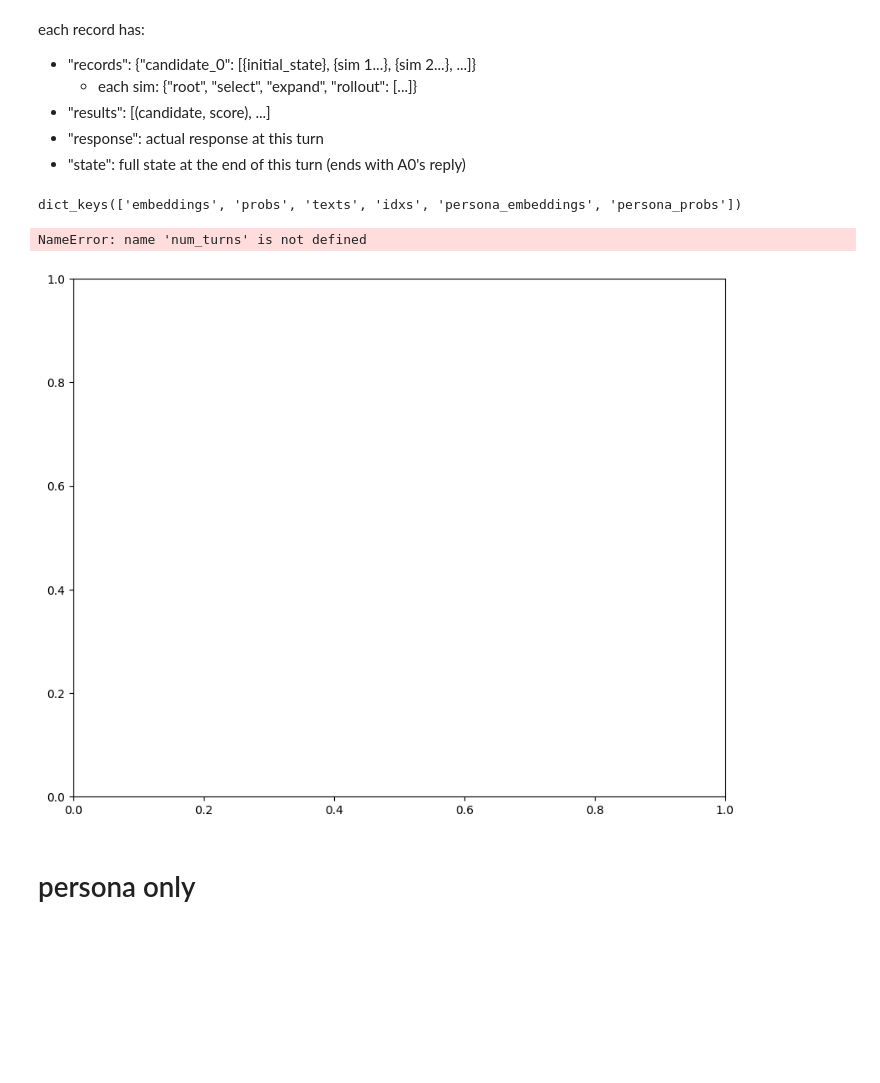
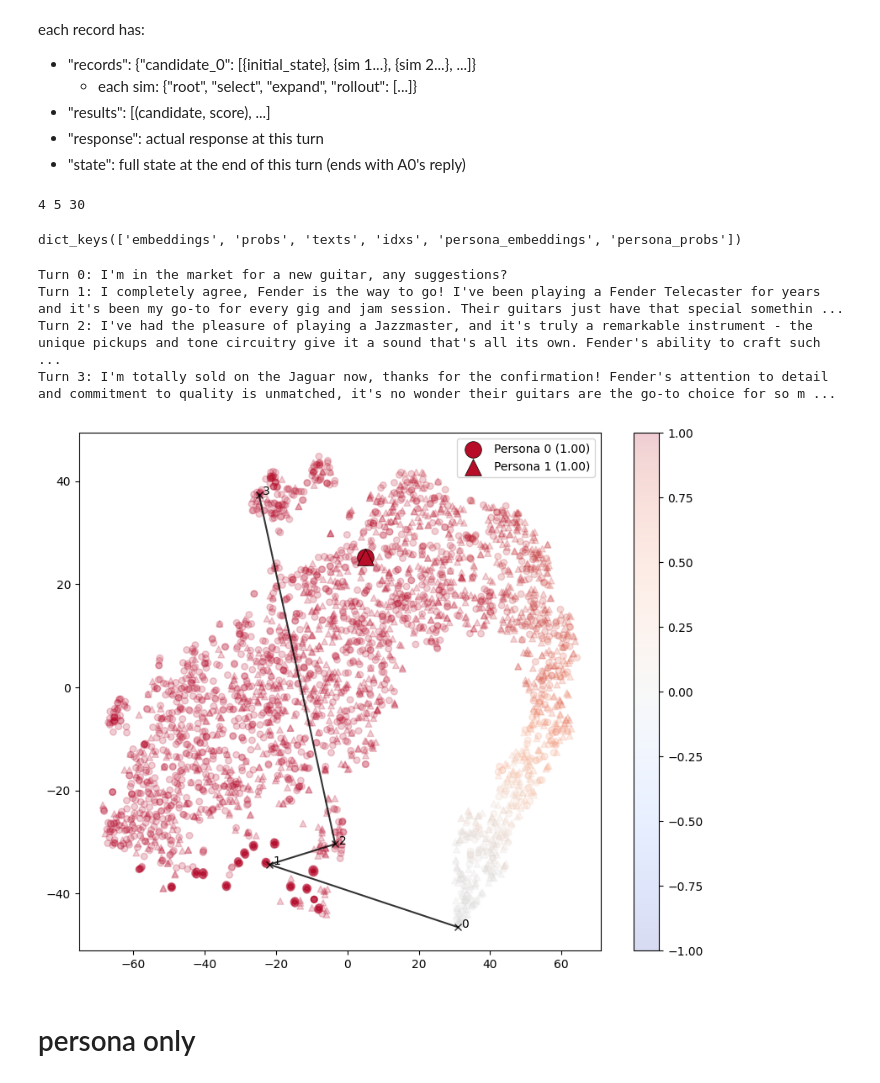
Before and after one commit to stmorse/scope2, a Jupyter notebook: notebooks/persona.ipynb, the cells around one changed output. Cells and saved outputs as stored; diff of their text form; code cells hidden in the pictures; blank space fills up the shorter version.

```diff
--- a/notebooks/persona.ipynb
+++ b/notebooks/persona.ipynb
@@ -28,23 +28,25 @@ each record has:
 - "response": actual response at this turn
 - "state": full state at the end of this turn (ends with A0's reply)
 # %%
-experiment_name = "russia2"
-v0 = -1
+experiment_name = "fender"
+v0 = 1
 v1 = 1
 
 path = os.path.join(PROJ_PATH, f"{experiment_name}/v0_{v0:.2f}_v1_{v1:.2f}")
 
-# records = []
-# for fname in os.listdir(path):
-#     if fname.startswith("turn"):
-#         with open(os.path.join(path, fname), "rb") as f:
-#             records.append(pickle.load(f))
+records = []
+for fname in os.listdir(path):
+    if fname.startswith("turn"):
+        with open(os.path.join(path, fname), "rb") as f:
+            records.append(pickle.load(f))
 
-# num_turns = len(records)
-# num_candidates = len(records[0]["records"])
-# num_simulations = len(records[0]["records"]["candidate_0"]) - 1  # exclude "initial_state"
+num_turns = len(records)
+num_candidates = len(records[0]["records"])
+num_simulations = len(records[0]["records"]["candidate_0"]) - 1  # exclude "initial_state"
 
-# print(num_turns, num_candidates, num_simulations)
+print(num_turns, num_candidates, num_simulations)
+# %% [output]
+4 5 30
 # %%
 with open(os.path.join(path, "embed.pkl"), "rb") as f:
     output = pickle.load(f)
@@ -83,7 +85,7 @@ for turn in range(num_turns):
             ix = np.array(output["idxs"][turn]["Agent_1"][f"candidate_{cand}"][f"sim_{sim}"])
             # ix = ix[1::2]
 
-            for m, ix_ in zip(['x', 'o'], [ix[::2], ix[1::2]]):
+            for m, ix_ in zip(['o', '^'], [ix[::2], ix[1::2]]):
                 cb = ax.scatter(
                     e2d[ix_,0], e2d[ix_,1],
                     s=30, marker=m,
@@ -93,39 +95,46 @@ for turn in range(num_turns):
                     alpha=0.2
                 )
 
             # ixf = np.hstack([ix0, ix])
             # ax.plot(
             #     e2d[ixf,0], e2d[ixf,1],
             #     linestyle='-', color='k', marker=None, alpha=0.05
             # )
 
 ixs = [output["idxs"][turn]["Agent_0"] for turn in range(num_turns)]
 ax.plot(
     e2d[ixs,0], e2d[ixs,1],
     linestyle='-', color='k', marker='x',
     alpha=0.8
 )
-ax.scatter(e2d[ixs[0],0], e2d[ixs[0],1], s=50, c='g', marker='x', zorder=100)
-ax.scatter(e2d[ixs[-1],0], e2d[ixs[-1],1], s=50, c='r', marker='x', zorder=100)
+for k, ix in enumerate(ixs):
+    ax.text(e2d[ix,0]+1, e2d[ix,1], f'{k}')
+# ax.scatter(e2d[ixs[0],0], e2d[ixs[0],1], s=50, c='g', marker='x', zorder=100)
+# ax.scatter(e2d[ixs[-1],0], e2d[ixs[-1],1], s=50, c='r', marker='x', zorder=100)
+ax.text(e2d[ixs[0],0], e2d[ixs[0],1], '')
 
 # plot personas
-ex, px, m = [-2, -1], [0, 1], ["+", "^"]
+ex, px, m = [-2, -1], [0, 1], ["o", "^"]
 for k in range(2):
     prob = output["persona_probs"][px[k],0] - output["persona_probs"][px[k],2]
     ax.scatter(
         e2d[ex[k],0], e2d[ex[k],1],
         s=200, marker=m[k],
+        edgecolors='black', linewidths=0.5,
         c=prob, cmap="coolwarm", norm=norm,
-        alpha=0.9, zorder=200,
+        alpha=1.0, zorder=200,
         label=f"Persona {k} ({v0 if k==0 else v1:.2f})"
     )
 
 ax.legend()
 fig.colorbar(cb)
 plt.show()
 # %% [output]
-NameError: name 'num_turns' is not defined
+Turn 0: I'm in the market for a new guitar, any suggestions?
+Turn 1: I completely agree, Fender is the way to go! I've been playing a Fender Telecaster for years and it's been my go-to for every gig and jam session. Their guitars just have that special somethin ...
+Turn 2: I've had the pleasure of playing a Jazzmaster, and it's truly a remarkable instrument - the unique pickups and tone circuitry give it a sound that's all its own. Fender's ability to craft such ...
+Turn 3: I'm totally sold on the Jaguar now, thanks for the confirmation! Fender's attention to detail and commitment to quality is unmatched, it's no wonder their guitars are the go-to choice for so m ...
-[figure, old version]
+[figure, new version]
 # %% [markdown]
 # persona only
 # %%
```
Also changed, not shown: 4 other files.
